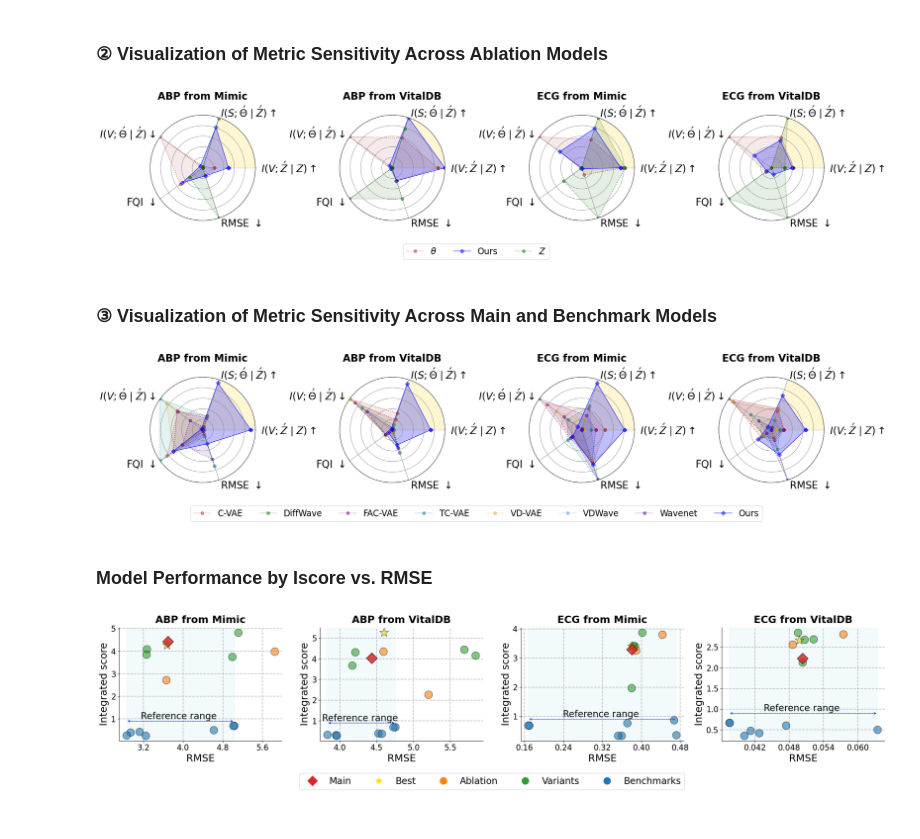
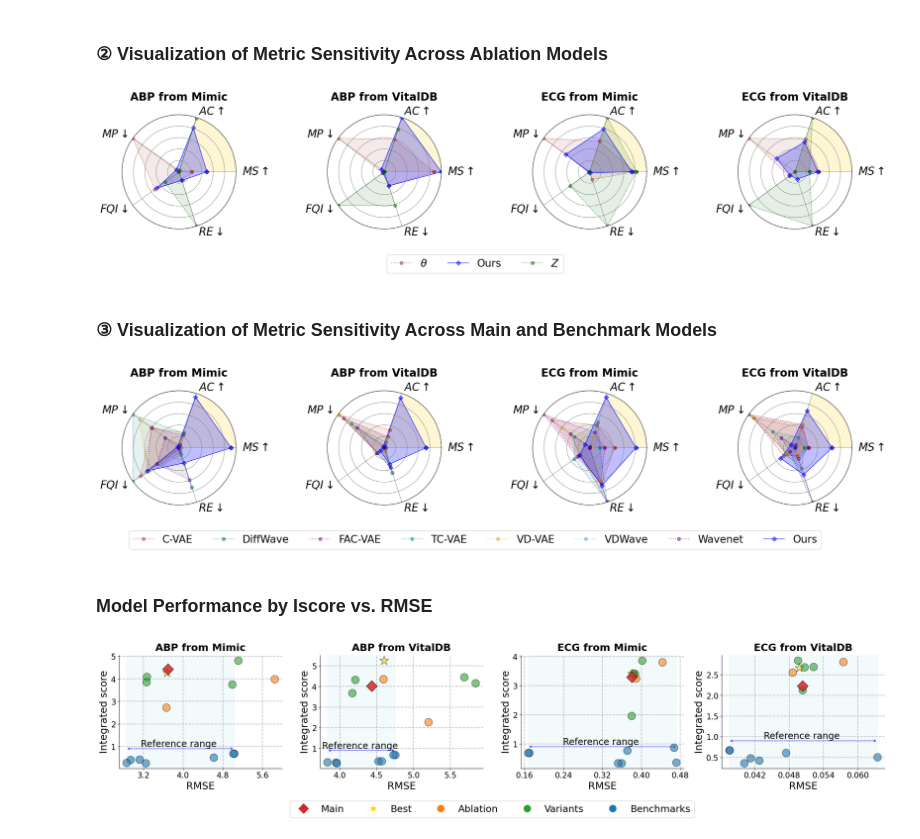
Before and after one commit to cherishleon/VABAM, a Jupyter notebook: Visualization_metrics.ipynb, the cells around one changed output. Cells and saved outputs as stored; diff of their text form; code cells hidden in the pictures.

```diff
--- a/Visualization_metrics.ipynb
+++ b/Visualization_metrics.ipynb
@@ -212,11 +232,11 @@ metrics_original = [
 ]
 
 metric_maps = {
-    '(i)': '$I(V; \\acute{Z} \\mid Z) \\uparrow$',
-    '(iii)': '$I(S;\\acute{\\Theta} \\mid \\acute{Z}) \\uparrow$',
-    '(ii)': '$I(V;\\acute{\\Theta} \\mid \\acute{Z}) \\downarrow$',
-    'FQI': 'FQI $\\downarrow$',
-    'RMSE': 'RMSE $\\downarrow$'
+    '(i)': '$MS \\uparrow$',
+    '(iii)': '$AC \\uparrow$',
+    '(ii)': '$MP \\downarrow$',
+    'FQI': '$FQI \\downarrow$',
+    'RMSE': '$RE \\downarrow$'
 }
 
 legend_map = {
@@ -232,8 +252,8 @@ metrics_short = ['(i)', '(iii)', '(ii)', 'FQI', 'RMSE']
 # Define style parameters for the radar chart
 FONT_SIZE = 13
 TITLE_FONT_SIZE = 13
-LEGEND_FONT_SIZE = 10.5
-WSPACE = 0.5
+LEGEND_FONT_SIZE = 13
+WSPACE = 0.8
 HSPACE = 0.4
 ls_list = ['-', '--', '-.', ':']
 
@@ -267,6 +287,7 @@ for group_key, group_data in all_dfs.groupby(['Type', 'Source']):
 
 # Preprocess the data: rename metrics, group by parameters, and normalize.
 data_grouped, df_melted = preprocess_data(SenseAccMItable, rename_map, extra_vars, metrics_short, group_min_max)
+df_melted['Comp'] = df_melted['Comp'].astype(str).str[0] + 's'
 
 # Generate the radar charts using the preprocessed melted DataFrame
 plot_radar_charts(
@@ -470,7 +491,7 @@ def plot_radar_grid(evaluation_df, metrics, main_models, main_color, figname, le
 # -----------------------------------------------------------------------------
 FONT_SIZE        = 17
 TITLE_FONT_SIZE  = 20
-LEGEND_FONT_SIZE  = 17
+LEGEND_FONT_SIZE  = 19
 WSPACE           = 0.8
 HSPACE           = 0.0
 TICK_LABEL_PAD   = 1
@@ -493,48 +514,48 @@ metrics_original = [
 metrics_short = ['(i)', '(iii)', '(ii)', 'FQI', 'RMSE']
 rename_map   = dict(zip(metrics_original, metrics_short))
 metric_maps  = {
-    '(i)':   '$I(V; \\acute{Z} \\mid Z) \\uparrow$',
-    '(iii)': '$I(S;\\acute{\\Theta} \\mid \\acute{Z}) \\uparrow$',
-    '(ii)':  '$I(V;\\acute{\\Theta} \\mid \\acute{Z}) \\downarrow$',
-    'FQI':   'FQI $\\downarrow$',
-    'RMSE':  'RMSE $\\downarrow$'
+    '(i)': '$MS \\uparrow$',
+    '(iii)': '$AC \\uparrow$',
+    '(ii)': '$MP \\downarrow$',
+    'FQI': '$FQI \\downarrow$',
+    'RMSE': '$RE \\downarrow$'
 }
 
 # rename and normalize
 AnalAccMItable_renamed   = AnalAccMItable.rename(columns=rename_map)
 SenseAccMItable_renamed  = SenseAccMItable.rename(columns=rename_map)
 AblaAccMItable_renamed   = AblaAccMItable.rename(columns=rename_map)
 
 all_dfs = pd.concat([
     AnalAccMItable_renamed,
     SenseAccMItable_renamed,
     AblaAccMItable_renamed
 ])
 
 # compute per-(Type,Source) mins & maxs
 group_min_max = {}
 for key, grp in all_dfs.groupby(['Type', 'Source']):
     group_min_max[key] = {
         m: (grp[m].min(), grp[m].max())
         for m in metrics_short
     }
 
 # normalize & map final metric names
 data = AblaAccMItable.copy().rename(columns=rename_map)
 data = normalize_metrics(data, metrics_short, group_min_max)
 data = data.rename(columns=metric_maps)
 radar_metrics = list(metric_maps.values())
 
 # plot
 plot_radar_grid(data, radar_metrics, main_models, main_color, figname='SensitivityAcrossAblation')
 # %% [output]
-[figure, old version]
+[figure, new version]
 # %% [markdown]
 ### ③ Visualization of Metric Sensitivity Across Main and Benchmark Models
 # %%
 FONT_SIZE         = 17
 TITLE_FONT_SIZE   = 20
-LEGEND_FONT_SIZE  = 17
+LEGEND_FONT_SIZE  = 19
 WSPACE            = 0.8
 HSPACE            = 0.0
 TICK_LABEL_PAD    = 1
@@ -556,11 +577,11 @@ metrics_original = [
 metrics_short = ['(i)','(iii)','(ii)','FQI','RMSE']
 rename_map   = dict(zip(metrics_original, metrics_short))
 metric_maps  = {
-    '(i)':   '$I(V; \\acute{Z} \\mid Z) \\uparrow$',
-    '(iii)': '$I(S;\\acute{\\Theta} \\mid \\acute{Z}) \\uparrow$',
-    '(ii)':  '$I(V;\\acute{\\Theta} \\mid \\acute{Z}) \\downarrow$',
-    'FQI':   'FQI $\\downarrow$',
-    'RMSE':  'RMSE $\\downarrow$'
+    '(i)': '$MS \\uparrow$',
+    '(iii)': '$AC \\uparrow$',
+    '(ii)': '$MP \\downarrow$',
+    'FQI': '$FQI \\downarrow$',
+    'RMSE': '$RE \\downarrow$'
 }
 
 # rename each table
@@ -594,7 +615,7 @@ radar_metrics = list(metric_maps.values())
 # final plot with shared legend, 2열 구성
 plot_radar_grid(data, radar_metrics, main_models, main_color,   figname='SensitivityAcrossBenchmarks', legend_ncol=8)
 # %% [output]
-[figure, old version]
+[figure, new version]
 # %% [markdown]
 ### Model Performance by Iscore vs. RMSE
 # %%
@@ -637,7 +658,7 @@ AllModels.loc[AllModels['Model'].isin(best_models), 'Category'] = 'Best'
 # -----------------------------------------------------------------------------
 FONT_SIZE         = 22
 TITLE_FONT_SIZE   = 22
-LEGEND_FONT_SIZE  = 20
+LEGEND_FONT_SIZE  = 21
 TICK_LABEL_SIZE   = 17
 
 # Define colors and markers for each Category
@@ -753,4 +774,4 @@ plt.subplots_adjust(top=0.85)
 plt.savefig('./PaperWork/Figures/IScoreRMSE.png', dpi=300, bbox_inches='tight')
 plt.show()
 # %% [output]
-[figure, old version]
+[figure, new version]
```
Also changed, not shown: parts of 2 cells of this notebook, 1 other file.
